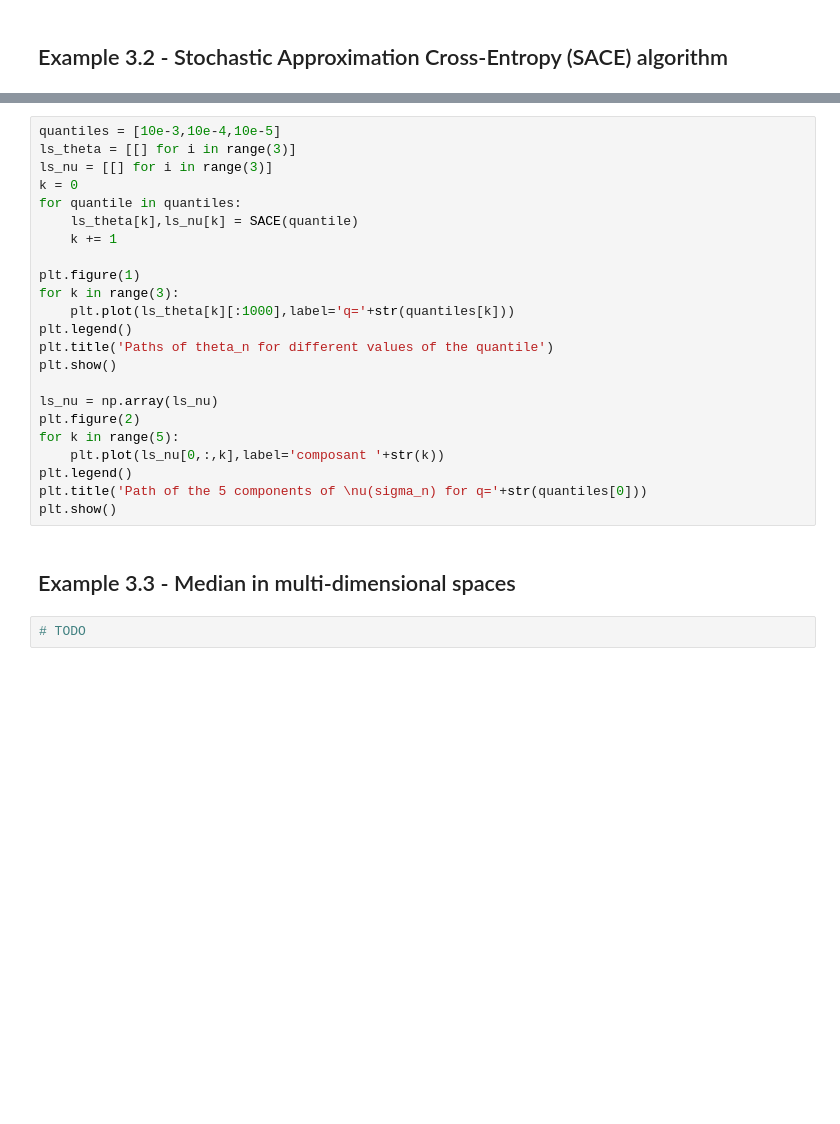
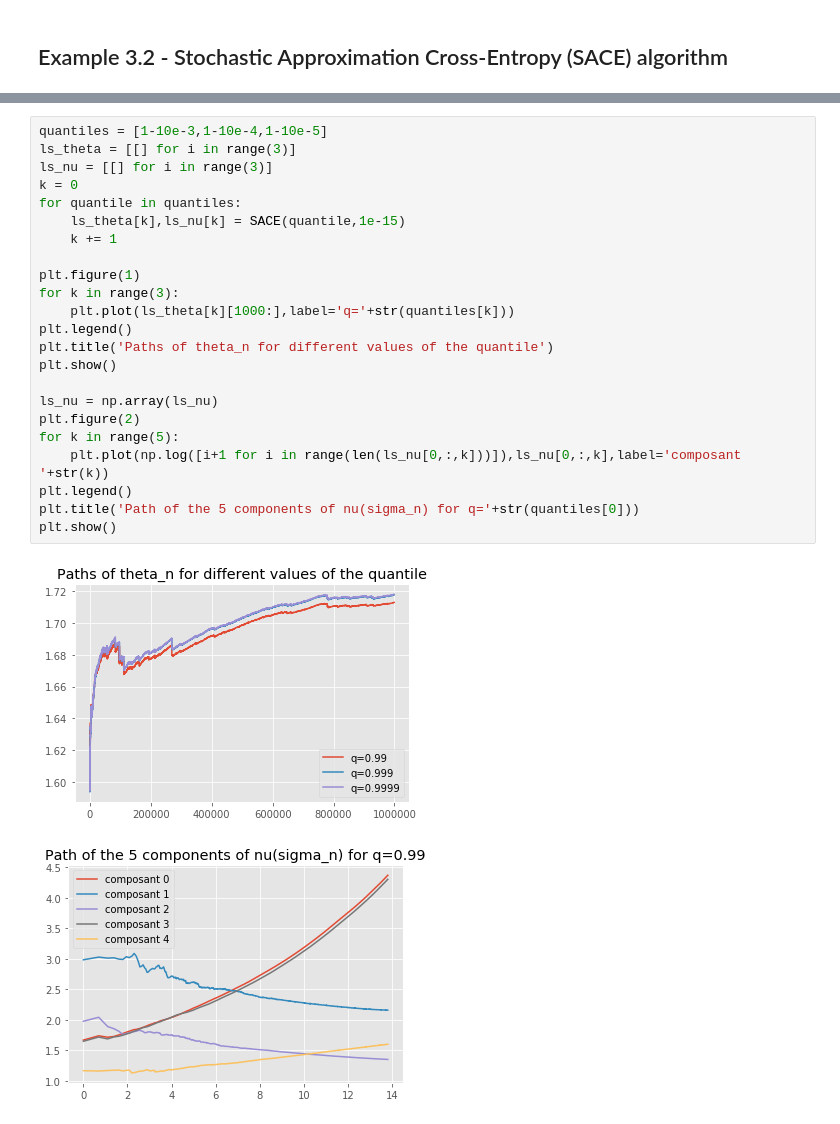
Before and after one commit to enpcquentin/computational_stats, a Jupyter notebook: projet.ipynb, the cells around one changed output, grey strips where cells are left out. Saved outputs shown, nothing was run; the diff lists cells and outputs as text; blank space fills up the shorter version.

```diff
--- a/projet.ipynb
+++ b/projet.ipynb
@@ -245,28 +280,27 @@ def SACE(quantile):
     return(list_theta,list_nu)
 # %%
-quantiles = [10e-3,10e-4,10e-5]
+quantiles = [1-10e-3,1-10e-4,1-10e-5]
 ls_theta = [[] for i in range(3)]
 ls_nu = [[] for i in range(3)]
 k = 0
 for quantile in quantiles:
-    ls_theta[k],ls_nu[k] = SACE(quantile)
+    ls_theta[k],ls_nu[k] = SACE(quantile,1e-15)
     k += 1
 
 plt.figure(1)
 for k in range(3):
-    plt.plot(ls_theta[k][:1000],label='q='+str(quantiles[k]))
+    plt.plot(ls_theta[k][1000:],label='q='+str(quantiles[k]))
 plt.legend()
 plt.title('Paths of theta_n for different values of the quantile')
 plt.show()
 
 ls_nu = np.array(ls_nu)
 plt.figure(2)
 for k in range(5):
-    plt.plot(ls_nu[0,:,k],label='composant '+str(k))
+    plt.plot(np.log([i+1 for i in range(len(ls_nu[0,:,k]))]),ls_nu[0,:,k],label='composant '+str(k))
 plt.legend()
-plt.title('Path of the 5 components of \nu(sigma_n) for q='+str(quantiles[0]))
+plt.title('Path of the 5 components of nu(sigma_n) for q='+str(quantiles[0]))
 plt.show()
+# %% [output]
+[figure, added]
+[figure, added]
-# %% [markdown]
-## Example 3.3 - Median in multi-dimensional spaces
-# %%
-# TODO
```
Also changed, not shown: parts of 1 cell of this notebook.
